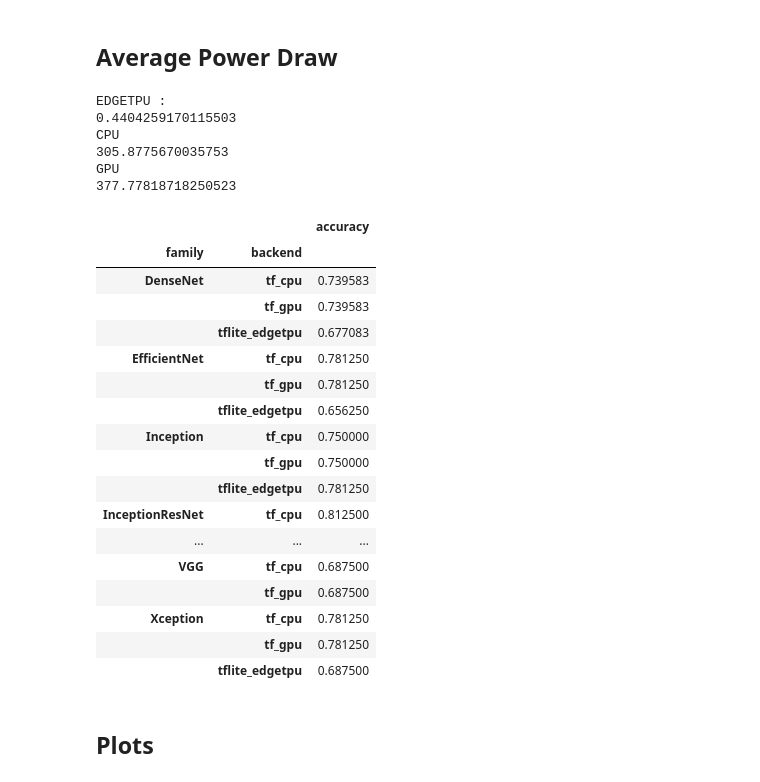
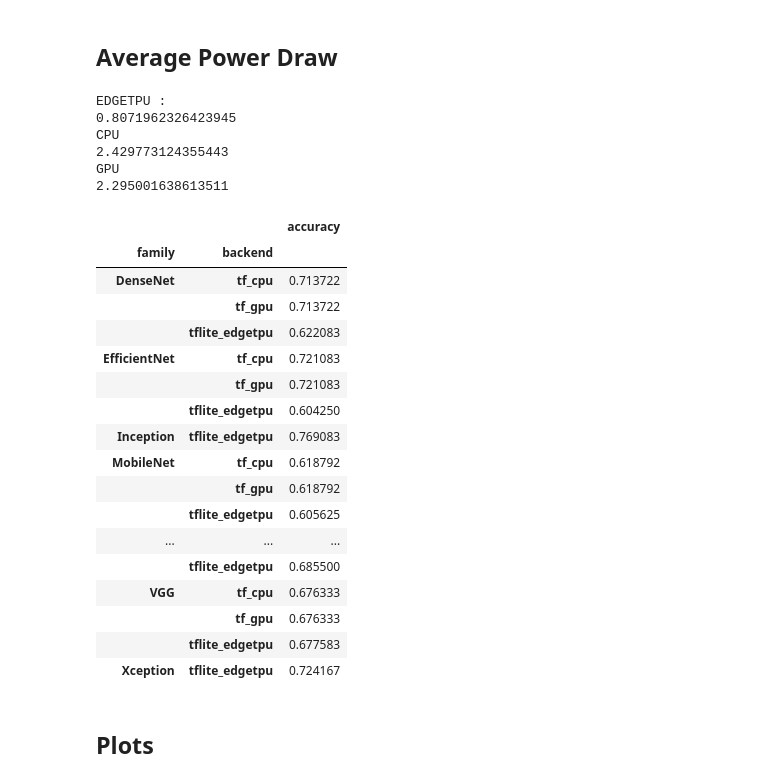
Before and after one commit to raphischer/edge-acc, a Jupyter notebook: database_evaluation.ipynb, the cells around one changed output. Cells and saved outputs as stored; diff of their text form; code cells hidden in the pictures.

```diff
--- a/database_evaluation.ipynb
+++ b/database_evaluation.ipynb
@@ -46,8 +47,15 @@ def approx_USB_power_draw(row):
 # %% [markdown]
 ## Load Data
 # %%
-with open('/Users/lstaay/Documents/imagenet-on-the-edge/testdatabase32.pkl', 'rb') as f:
+with open(os.getcwd()+'/result_databases/testdatabase12000_3.pkl', 'rb') as f:
     data = pickle.load(f)
+with open(os.getcwd()+'/result_databases/testdatabase12000_2.pkl', 'rb') as f:
+    data = data.append( pickle.load(f) )
+with open(os.getcwd()+'/result_databases/testdatabase12000_1.pkl', 'rb') as f:
+    data = data.append( pickle.load(f) )
+
+data = data.groupby(['model','backend']).mean().reset_index()
+
 #Add Family of
 data['family']= data['model'].apply(lambda a : getFamilyName(a))
 data['approx_USB_power_draw'] = data.apply(lambda row: approx_USB_power_draw(row), axis = 1)
@@ -94,41 +107,42 @@ print(np.mean(analyze_running_time['tf_gpu']))
 # %% [markdown]
 ## Average Power Draw
 # %%
-analyze_power_draw = data[['model','backend','approx_USB_power_draw']][:-3]#data[['model','backend','total_parameters', 'running_time','power_draw','accuracy','number_of_unmapped_operations']]
-analyze_power_draw = analyze_power_draw.pivot(index=['model'],columns = 'backend', values='approx_USB_power_draw')#set_index('model').wide_to_long()
+analyze_power_draw = data[['model','backend','approx_USB_power_draw']].dropna()#data[['model','backend','total_parameters', 'running_time','power_draw','accuracy','number_of_unmapped_operations']]
+analyze_power_draw
+analyze_power_draw = analyze_power_draw.pivot_table(index='model',columns = 'backend', values='approx_USB_power_draw', aggfunc = 'mean')#set_index('model').wide_to_long()
 print('EDGETPU :' )
-print(+np.mean(analyze_power_draw['tflite_edgetpu']))
+print(np.mean(analyze_power_draw['tflite_edgetpu']))
 print('CPU')
 print(np.mean(analyze_power_draw['tf_cpu']))
 print('GPU')
 print(np.mean(analyze_power_draw['tf_gpu']))
 # %% [output]
 EDGETPU :
-0.4404259170115503
+0.8071962326423945
 CPU
-305.8775670035753
+2.429773124355443
 GPU
-377.77818718250523
+2.295001638613511
 # %%
-data[['model','backend','accuracy','family']][:-3].groupby(['family','backend']).mean()
+data[['model','backend','accuracy','family']].groupby(['family','backend']).mean()
 # %% [output]
 |  |  | accuracy |
 | family | backend |  |
-| DenseNet | tf_cpu | 0.739583 |
-|  | tf_gpu | 0.739583 |
-|  | tflite_edgetpu | 0.677083 |
-| EfficientNet | tf_cpu | 0.781250 |
-|  | tf_gpu | 0.781250 |
-|  | tflite_edgetpu | 0.656250 |
-| Inception | tf_cpu | 0.750000 |
-|  | tf_gpu | 0.750000 |
-|  | tflite_edgetpu | 0.781250 |
-| InceptionResNet | tf_cpu | 0.812500 |
+| DenseNet | tf_cpu | 0.713722 |
+|  | tf_gpu | 0.713722 |
+|  | tflite_edgetpu | 0.622083 |
+| EfficientNet | tf_cpu | 0.721083 |
+|  | tf_gpu | 0.721083 |
+|  | tflite_edgetpu | 0.604250 |
+| Inception | tflite_edgetpu | 0.769083 |
+| MobileNet | tf_cpu | 0.618792 |
+|  | tf_gpu | 0.618792 |
+|  | tflite_edgetpu | 0.605625 |
 | ... | ... | ... |
-| VGG | tf_cpu | 0.687500 |
-|  | tf_gpu | 0.687500 |
-| Xception | tf_cpu | 0.781250 |
-|  | tf_gpu | 0.781250 |
-|  | tflite_edgetpu | 0.687500 |
+|  | tflite_edgetpu | 0.685500 |
+| VGG | tf_cpu | 0.676333 |
+|  | tf_gpu | 0.676333 |
+|  | tflite_edgetpu | 0.677583 |
+| Xception | tflite_edgetpu | 0.724167 |
 # %% [markdown]
 ## Plots
```
Also changed, not shown: parts of 13 cells of this notebook, 31 other files.
